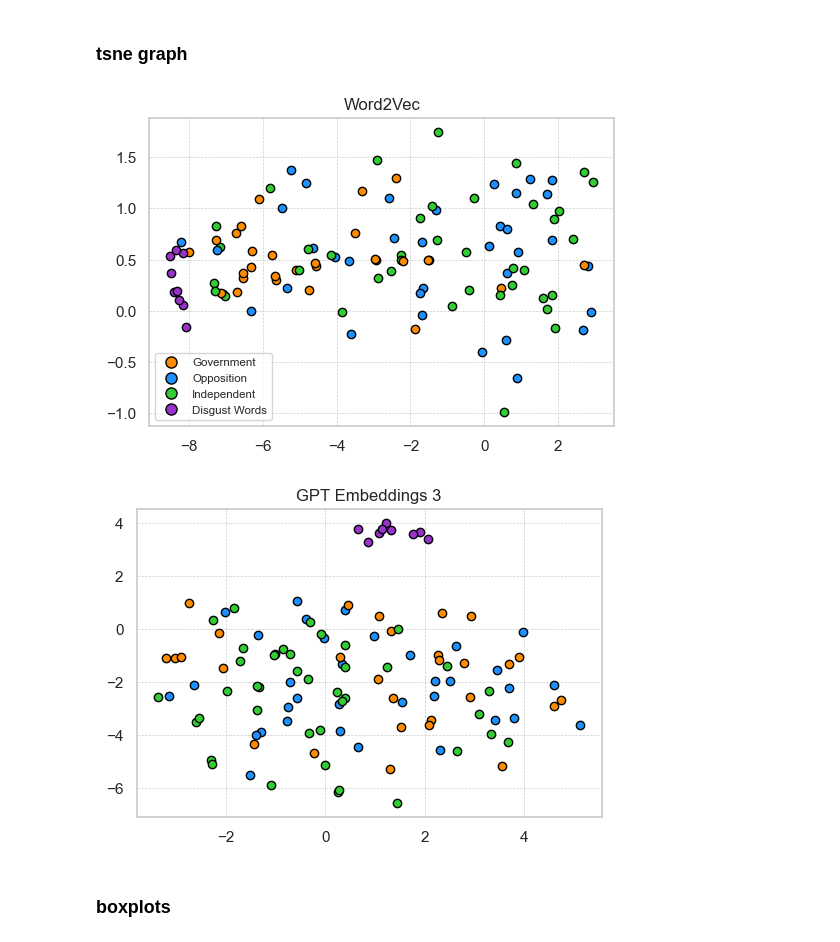
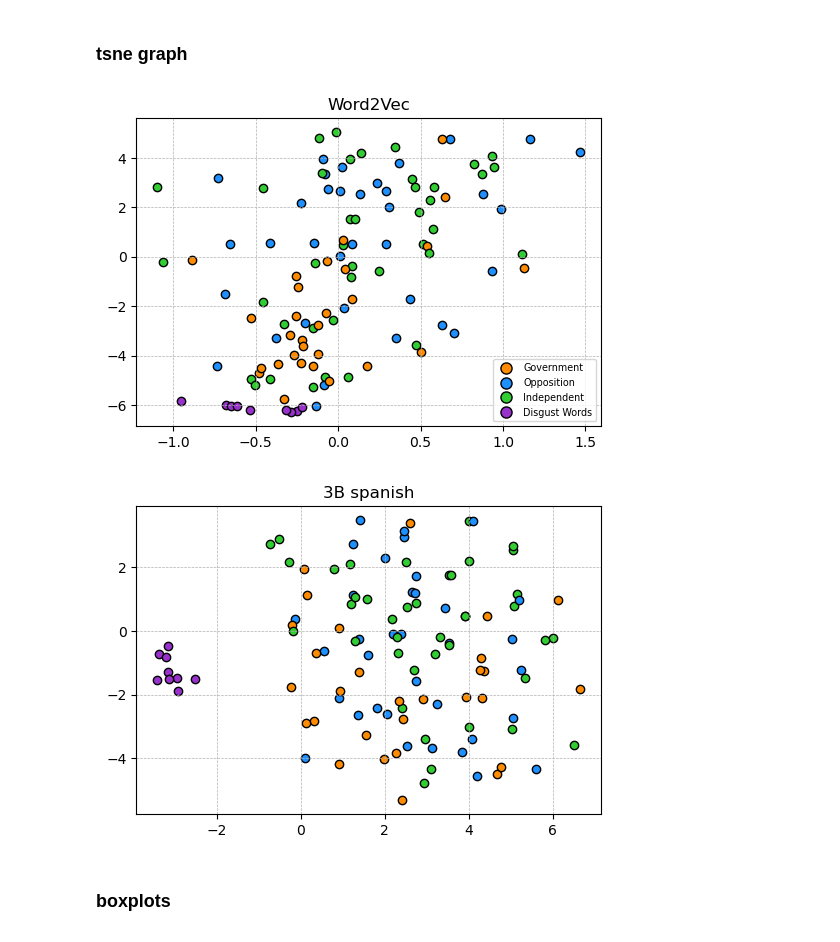
Before and after one commit to alejandrosarria0296/colombian-congress-nlp, a Jupyter notebook: analyzer_replication.ipynb, the cells around one changed output. Saved outputs shown, nothing was run; the diff lists cells and outputs as text; code cells hidden in the pictures.

Commit message:
updated code and figures

```diff
--- a/analyzer_replication.ipynb
+++ b/analyzer_replication.ipynb
@@ -564 +602,4 @@ senatorsDF['last_names_centroid'] = senatorsDF['last_names'].apply(lambda x: las
+# %%
+#calculate the centroid for each senator
+senatorsDF['pre_trained_centroid'] = senatorsDF['senator'].apply(lambda x: senator_centroid(x, pre_trained_model))
 # %% [markdown]
@@ -566,5 +607,5 @@ senatorsDF['last_names_centroid'] = senatorsDF['last_names'].apply(lambda x: las
 # %%
-senatorsDF['gpt_vectors'] = senatorsDF['senator'].apply(gpt_embedding)
+senatorsDF['3b_vectors'] = senatorsDF['senator'].apply(gpt_embedding)
 # %%
 #calculate the disgust centroid
 disgust_gpt_vectors = [gpt_embedding(word) for word in disgust_lst]
@@ -578,9 +619,9 @@ senatorsDF['gpt_vectors'] = senatorsDF['gpt_vectors'].apply(lambda x: np.asarray
 #calculate cosine similarity between each senator and each emotion
 senatorsDF['disgust_cs'] = senatorsDF['centroid'].apply(lambda x: cosine_similarity_adapter(x, centroids['Repulsión']))
 # %%
-senatorsDF['disgust_gpt_cs'] = senatorsDF['gpt_vectors'].apply(lambda x: cosine_similarity_adapter(x, disgust_centroid))
+senatorsDF['disgust_3b_cs'] = senatorsDF['3b_vectors'].apply(lambda x: cosine_similarity_adapter(x, disgust_centroid))
 # %%
-senatorsDF['disgust_cs_diff'] = senatorsDF['disgust_cs'] - senatorsDF['disgust_gpt_cs']
+senatorsDF['disgust_cs_diff'] = senatorsDF['disgust_cs'] - senatorsDF['disgust_3b_cs']
 # %% [markdown]
 ## Visualizations
 # %%
@@ -662,41 +684,41 @@ graph_matrix_gpt = np.array(list(senator_vectors_gpt.values()))
 # %%
 #t-SNE
-# tsne_model = TSNE(n_components=2, random_state=0, perplexity=45)
-# tsne_w2v = tsne_model.fit_transform(graph_matrix_w2v)
+tsne_model = TSNE(n_components=2, random_state=0, perplexity=45)
+tsne_w2v = tsne_model.fit_transform(graph_matrix_w2v)
 
 # Plotting
 plt.figure(figsize=(6, 4))
 for word, coord in zip(senator_vectors_w2v.keys(), tsne_w2v):
     if word in senators_to_use_gov:
         plt.scatter(coord[0], coord[1], color='#FF8C00', edgecolors='black')
     elif word in senators_to_use_opp:
         plt.scatter(coord[0], coord[1], color='#1E90FF', edgecolors='black')
     elif word in senators_to_use_ind:
         plt.scatter(coord[0], coord[1], color='#32CD32', edgecolors='black')
     else:
         plt.scatter(coord[0], coord[1], color='#9932CC', edgecolors='black')
 
 plt.grid(True, which='both', linestyle='--', linewidth=0.5)
 
 legend_handles = [
     Line2D([0], [0], marker='o', color='w', markerfacecolor='#FF8C00', markersize=10, label='Government', markeredgecolor='black'),
     Line2D([0], [0], marker='o', color='w', markerfacecolor='#1E90FF', markersize=10, label='Opposition', markeredgecolor='black'),
     Line2D([0], [0], marker='o', color='w', markerfacecolor='#32CD32', markersize=10, label='Independent', markeredgecolor='black'),
     Line2D([0], [0], marker='o', color='w', markerfacecolor='#9932CC', markersize=10, label='Disgust Words', markeredgecolor='black')
 ]
 plt.legend(handles=legend_handles, loc='best', fontsize='x-small', markerscale=0.8)
 plt.title('Word2Vec')
 plt.show()
 # %% [output]
-[figure, old version]
+[figure, new version]
 # %%
 #t-SNE
 tsne_model = TSNE(n_components=2, random_state=0, perplexity=45)
-tsne_w2v = tsne_model.fit_transform(graph_matrix_gpt)
+tsne_w2v = tsne_model.fit_transform(graph_matrix_3b)
 
 # Plotting
 plt.figure(figsize=(6, 4))
-for word, coord in zip(senator_vectors_gpt.keys(), tsne_w2v):
+for word, coord in zip(senator_vectors_3b.keys(), tsne_w2v):
     if word in senators_to_use_gov:
         plt.scatter(coord[0], coord[1], color='#FF8C00', edgecolors='black')
     elif word in senators_to_use_opp:
@@ -714,10 +736,10 @@ legend_handles = [
     Line2D([0], [0], marker='o', color='w', markerfacecolor='#32CD32', markersize=10, label='Independent', markeredgecolor='black'),
     Line2D([0], [0], marker='o', color='w', markerfacecolor='#9932CC', markersize=10, label='Disgust Words', markeredgecolor='black')
 ]
-plt.title('GPT Embeddings 3')
+plt.title('3B spanish')
 plt.show()
 # %% [output]
-[figure, old version]
+[figure, new version]
 # %% [markdown]
 ### boxplots
 # %%
```
Also changed, not shown: parts of 23 cells of this notebook, 3 other files.
